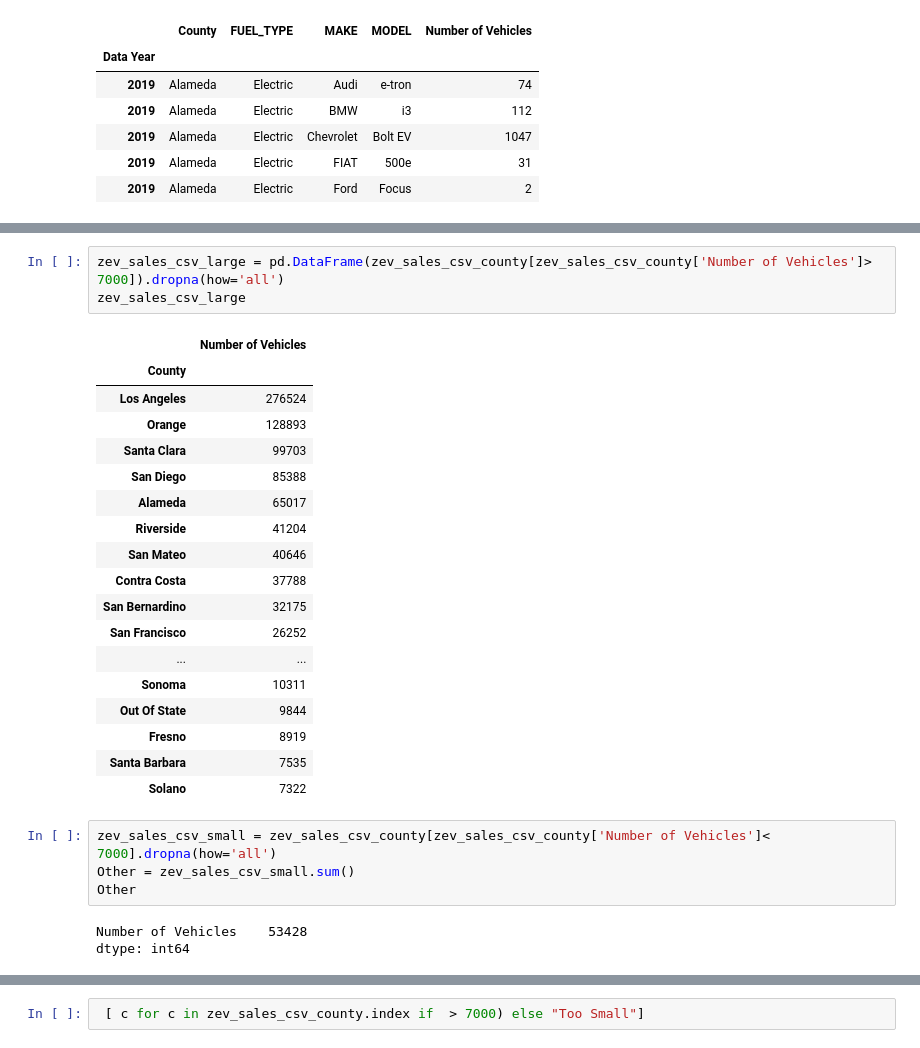
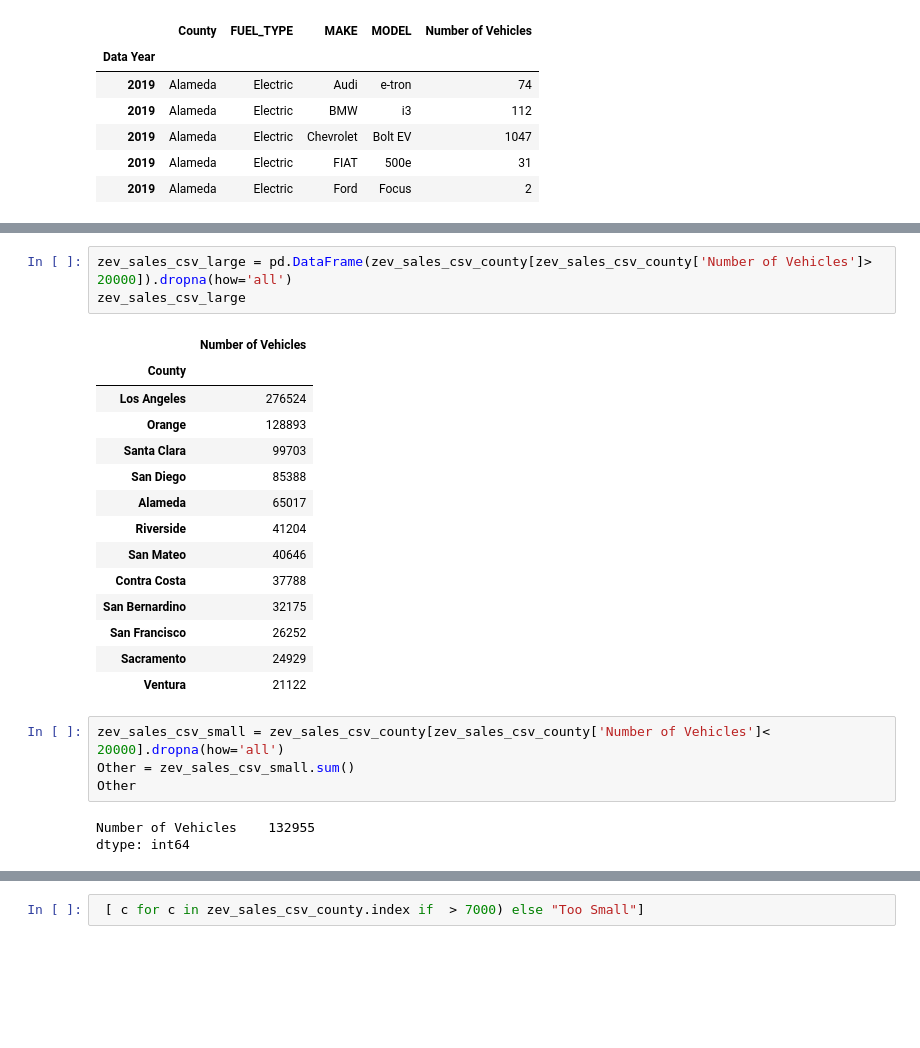
Before and after one commit to JoyMomanyi/Project-1, a Jupyter notebook: Main.ipynb, the cells around one changed output, grey strips where cells are left out. Cells and saved outputs as stored; diff of their text form; blank space fills up the shorter version.

```diff
--- a/Main.ipynb
+++ b/Main.ipynb
@@ -40,32 +43,28 @@ Lassen                   33
 Alpine                   29
 Sierra                   10
 Modoc                     5
-# %%
-zev_sales_csv_large = pd.DataFrame(zev_sales_csv_county[zev_sales_csv_county['Number of Vehicles']> 7000]).dropna(how='all')
-zev_sales_csv_large
-# %% [output]
-|  | Number of Vehicles |
-| County |  |
-| Los Angeles | 276524 |
-| Orange | 128893 |
-| Santa Clara | 99703 |
-| San Diego | 85388 |
-| Alameda | 65017 |
-| Riverside | 41204 |
-| San Mateo | 40646 |
-| Contra Costa | 37788 |
-| San Bernardino | 32175 |
-| San Francisco | 26252 |
-| ... | ... |
-| Sonoma | 10311 |
-| Out Of State | 9844 |
-| Fresno | 8919 |
-| Santa Barbara | 7535 |
-| Solano | 7322 |
+# %%
+zev_sales_csv_large = pd.DataFrame(zev_sales_csv_county[zev_sales_csv_county['Number of Vehicles']> 20000]).dropna(how='all')
+zev_sales_csv_large
+# %% [output]
+|  | Number of Vehicles |
+| County |  |
+| Los Angeles | 276524 |
+| Orange | 128893 |
+| Santa Clara | 99703 |
+| San Diego | 85388 |
+| Alameda | 65017 |
+| Riverside | 41204 |
+| San Mateo | 40646 |
+| Contra Costa | 37788 |
+| San Bernardino | 32175 |
+| San Francisco | 26252 |
+| Sacramento | 24929 |
+| Ventura | 21122 |
 # %%
-zev_sales_csv_small = zev_sales_csv_county[zev_sales_csv_county['Number of Vehicles']< 7000].dropna(how='all')
+zev_sales_csv_small = zev_sales_csv_county[zev_sales_csv_county['Number of Vehicles']< 20000].dropna(how='all')
 Other = zev_sales_csv_small.sum()
 Other
 # %% [output]
-Number of Vehicles    53428
+Number of Vehicles    132955
 dtype: int64
```
Also changed, not shown: parts of 8 cells of this notebook.
